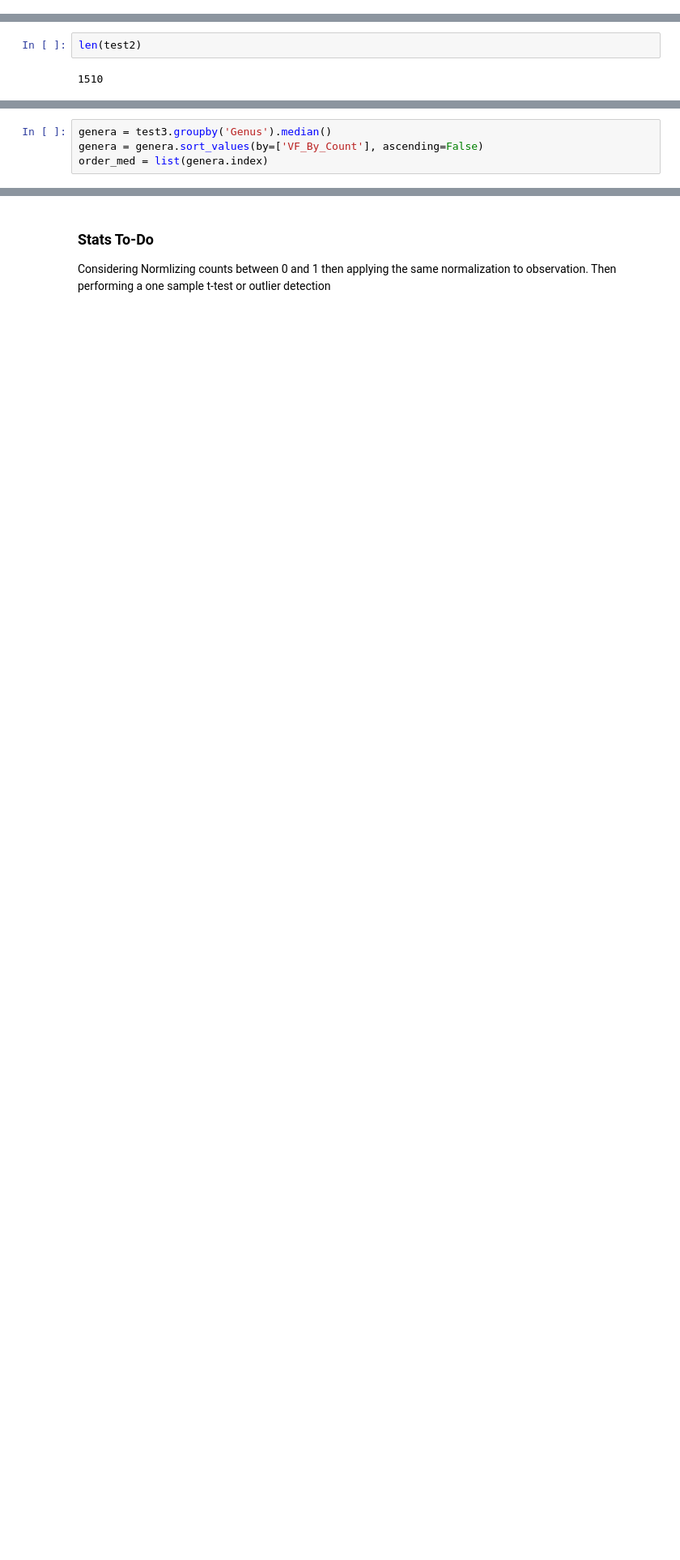
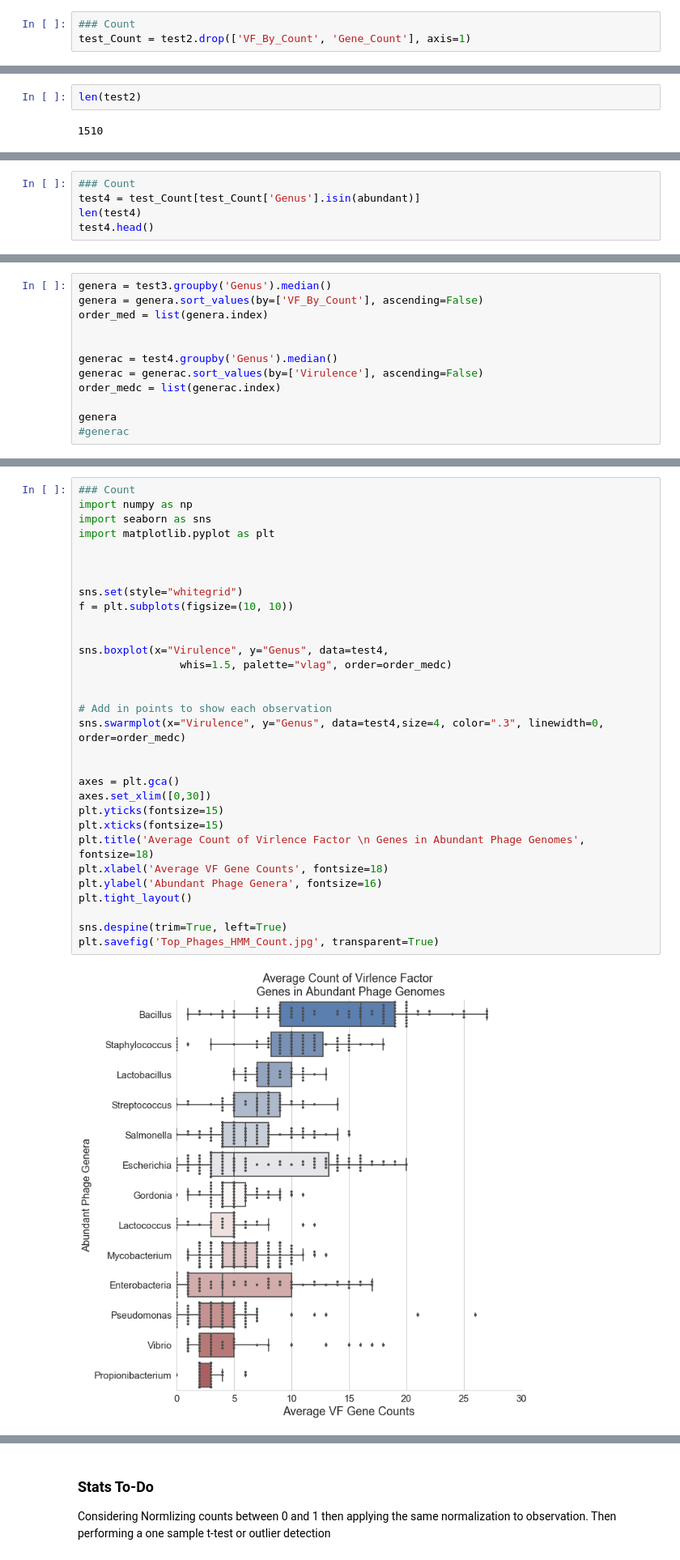
Before and after one commit to glickmac/VF_HMM, a Jupyter notebook: Virulence_HMMs/HMM_Paser.ipynb, the cells around one changed output, grey strips where cells are left out. Shown: that part at 81% size. Cells and saved outputs as stored; diff of their text form; blank space fills up the shorter version.

```diff
--- a/Virulence_HMMs/HMM_Paser.ipynb
+++ b/Virulence_HMMs/HMM_Paser.ipynb
@@ -184,4 +213,7 @@ test2.head()
 | Achromobacter phage JWAlpha | 3 | 91 | 3.296703 | Achromobacter |
 | Achromobacter phage JWF | 9 | 118 | 7.627119 | Achromobacter |
 | Achromobacter phage JWX | 3 | 67 | 4.477612 | Achromobacter |
+# %%
+### Count
+test_Count = test2.drop(['VF_By_Count', 'Gene_Count'], axis=1)
 # %%
@@ -227,0 +269,5 @@ len(test3)
+# %%
+### Count
+test4 = test_Count[test_Count['Genus'].isin(abundant)]
+len(test4)
+test4.head()
@@ -229,3 +283,11 @@ len(test3)
 genera = test3.groupby('Genus').median()
 genera = genera.sort_values(by=['VF_By_Count'], ascending=False)
 order_med = list(genera.index)
+
+
+generac = test4.groupby('Genus').median()
+generac = generac.sort_values(by=['Virulence'], ascending=False)
+order_medc = list(generac.index)
+
+genera
+#generac
@@ -283,6 +364,39 @@ sns.despine(trim=True, left=True)
 plt.savefig('Top_Phages_Percentage_50.jpg', transparent=True)
 # %% [output]
 [figure]
+# %%
+### Count
+import numpy as np
+import seaborn as sns
+import matplotlib.pyplot as plt
+
+
+
+sns.set(style="whitegrid")
+f = plt.subplots(figsize=(10, 10))
+
+
+sns.boxplot(x="Virulence", y="Genus", data=test4,
+                whis=1.5, palette="vlag", order=order_medc)
+
+
+# Add in points to show each observation
+sns.swarmplot(x="Virulence", y="Genus", data=test4,size=4, color=".3", linewidth=0, order=order_medc)
+
+
+axes = plt.gca()
+axes.set_xlim([0,30])
+plt.yticks(fontsize=15)
+plt.xticks(fontsize=15)
+plt.title('Average Count of Virlence Factor \n Genes in Abundant Phage Genomes', fontsize=18)
+plt.xlabel('Average VF Gene Counts', fontsize=18)
+plt.ylabel('Abundant Phage Genera', fontsize=16)
+plt.tight_layout()
+
+sns.despine(trim=True, left=True)
+plt.savefig('Top_Phages_HMM_Count.jpg', transparent=True)
+# %% [output]
+[figure, added]
 # %%
 from scipy import stats
 ## Bacilus Distribution
```
Also changed, not shown: parts of 24 cells of this notebook, 3 other files.
